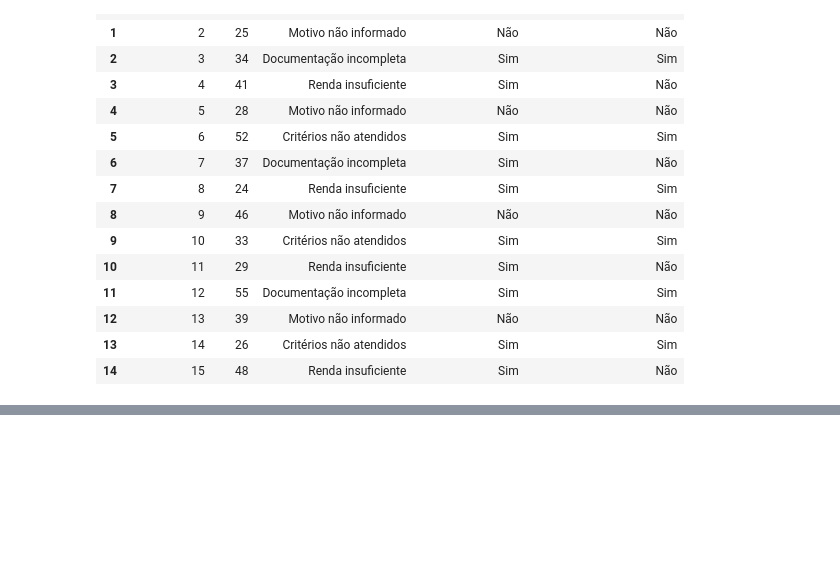
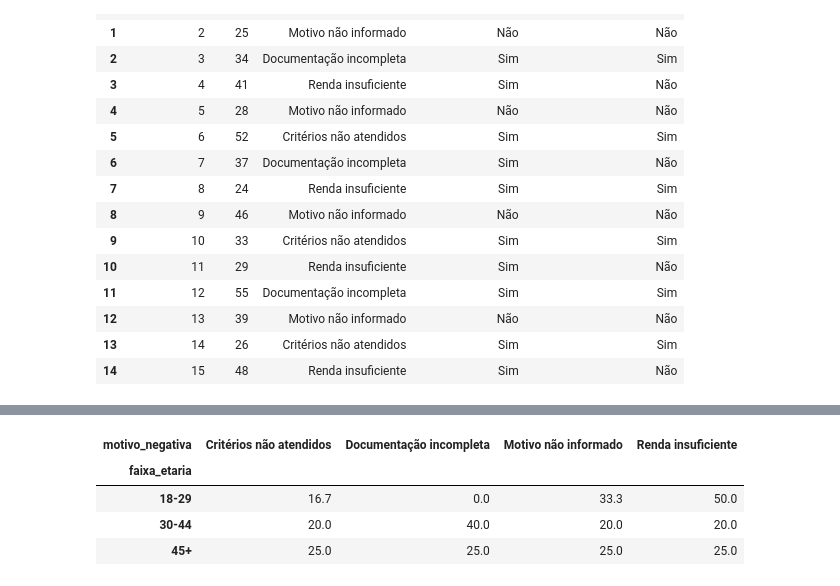
Before and after one commit to cintiafelixdata/analise-experiencia-cliente, a Jupyter notebook: Analise_de_Negativas_Financeiras.ipynb, the cells around one changed output, grey strips where cells are left out. Saved outputs shown, nothing was run; the diff lists cells and outputs as text; code cells hidden in the pictures; blank space fills up the shorter version.

```diff
--- a/Analise_de_Negativas_Financeiras.ipynb
+++ b/Analise_de_Negativas_Financeiras.ipynb
@@ -112,0 +160,12 @@ Como os dados são fictícios e a amostra é pequena, os resultados não represe
+# %%
+(pd.crosstab(
+    df["faixa_etaria"],
+    df["motivo_negativa"],
+    normalize="index"
+) * 100).round(1)
+# %% [output]
+| motivo_negativa | Critérios não atendidos | Documentação incompleta | Motivo não informado | Renda insuficiente |
+| faixa_etaria |  |  |  |  |
+| 18-29 | 16.7 | 0.0 | 33.3 | 50.0 |
+| 30-44 | 20.0 | 40.0 | 20.0 | 20.0 |
+| 45+ | 25.0 | 25.0 | 25.0 | 25.0 |
```
Also changed, not shown: parts of 17 cells of this notebook.
